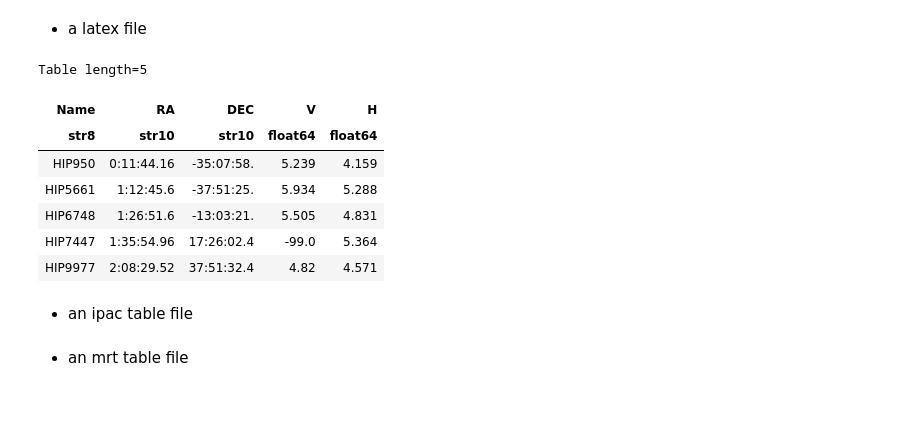
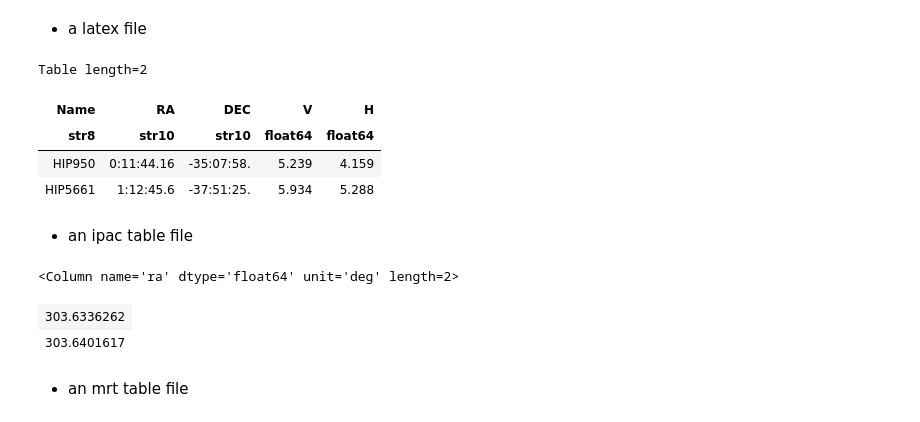
Before and after one commit to thaynecurrie/phys7943_fall2023, a Jupyter notebook: ScientificPythonNotes/Astropy/Python_AstroPy_Part2_revised.ipynb, the cells around one changed output. Saved outputs shown, nothing was run; the diff lists cells and outputs as text; code cells hidden in the pictures.

```diff
--- a/ScientificPythonNotes/Astropy/Python_AstroPy_Part2.ipynb
+++ b/ScientificPythonNotes/Astropy/Python_AstroPy_Part2_revised.ipynb
@@ -102,24 +102,28 @@ readinplanetfile2(infile='imaged_planets_v6.txt')
 * a latex file
 # %%
 data=ascii.read(directory+'startable.tex')
-data[0:5] #prints out the first 5 rows of data
+#data[0:2] #prints out the first 5 rows of data
 #see what happens when you do this ...
 #data=ascii.read(directory+'startable.tex',format='csv')
+data[0:2]
 # %% [output]
-Table length=5
+Table length=2
 | Name | RA | DEC | V | H |
 | str8 | str10 | str10 | float64 | float64 |
 | HIP950 | 0:11:44.16 | -35:07:58. | 5.239 | 4.159 |
 | HIP5661 | 1:12:45.6 | -37:51:25. | 5.934 | 5.288 |
-| HIP6748 | 1:26:51.6 | -13:03:21. | 5.505 | 4.831 |
-| HIP7447 | 1:35:54.96 | 17:26:02.4 | -99.0 | 5.364 |
-| HIP9977 | 2:08:29.52 | 37:51:32.4 | 4.82 | 4.571 |
 # %% [markdown]
 * an ipac table file
 # %%
 data=ascii.read(directory+'wise_allwise_hip99770.tbl',format='ipac')
 
-#data[0:2]['ra'] #prints out the first two right ascensions
+data[0:2]
+data[0:2]['ra'] #prints out the first two right ascensions
+#data['dec']
+# %% [output]
+<Column name='ra' dtype='float64' unit='deg' length=2>
+| 303.6336262 |
+| 303.6401617 |
 # %% [markdown]
 * an mrt table file
 # %%
```
Also changed, not shown: parts of 34 cells of this notebook, 8 other files.
